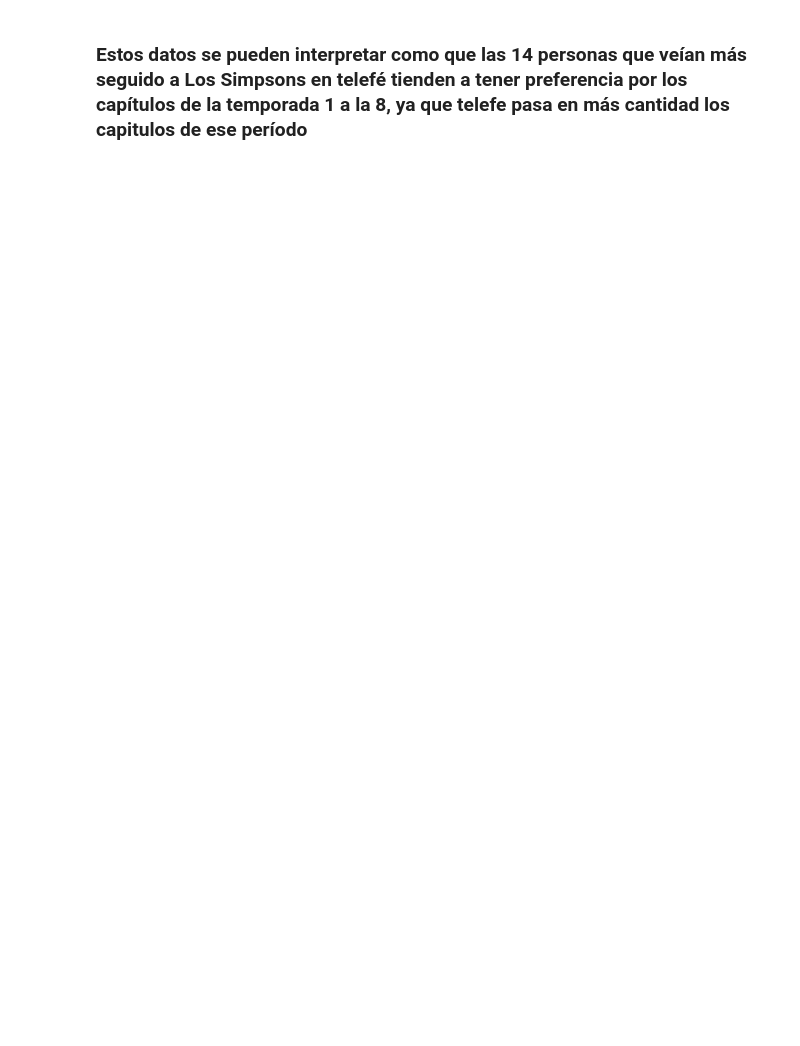
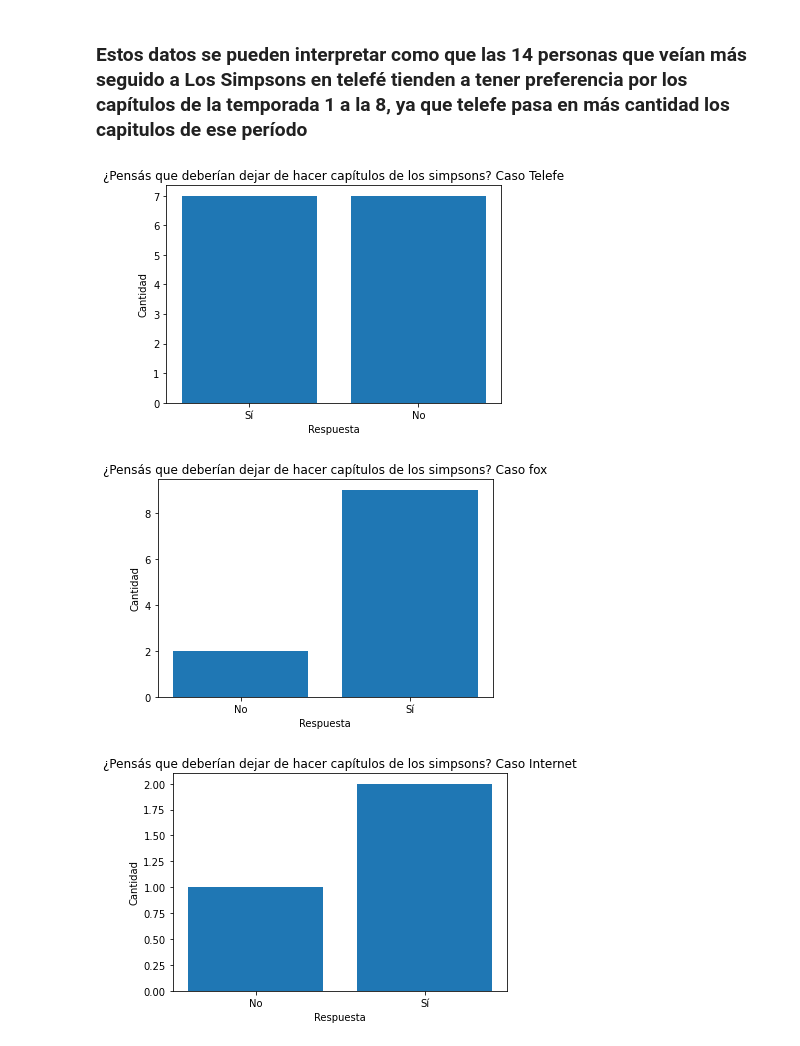
Before and after one commit to sofiaPalavecino/Sofia-Palavecino, a Jupyter notebook: encuestaSimpsons/notebooks/Notebook.ipynb, the cells around one changed output. Cells and saved outputs as stored; diff of their text form; code cells hidden in the pictures; blank space fills up the shorter version.

```diff
--- a/encuestaSimpsons/notebooks/Notebook.ipynb
+++ b/encuestaSimpsons/notebooks/Notebook.ipynb
@@ -10,7 +10,7 @@ import matplotlib.pyplot as plt1
 import matplotlib.pyplot as plt2
 import numpy as np
 
-df=pd.read_csv("../EncuestaAnalisis.csv")
+df=pd.read_csv("EncuestaAnalisis.csv")
 
 count=df['¿Por donde ves/veías los simpsons más seguido?'].value_counts()
 
@@ -23,12 +23,12 @@ plt1.xlabel("Canal")
 plt1.ylabel("Cantidad")
 plt1.show()
 
-df1=(df['¿Por donde ves/veías los simpsons más seguido?'],df["¿Pensás que deberían dejar de hacer capítulos de los simpsons?"])
-print(df1)
-header=['¿Por donde ves/veías los simpsons más seguido?',"¿Pensás que deberían dejar de hacer capítulos de los simpsons?"]
-print(header)
-df2=pd.concat(df1,axis=1)
-print(df2)
+#df1=(df['¿Por donde ves/veías los simpsons más seguido?'],df["¿Pensás que deberían dejar de hacer capítulos de los simpsons?"])
+#print(df1)
+#header=['¿Por donde ves/veías los simpsons más seguido?',"¿Pensás que deberían dejar de hacer capítulos de los simpsons?"]
+#print(header)
+#df2=pd.concat(df1,axis=1)
+#print(df2)
 #count=df['¿Por donde ves/veías los simpsons más seguido?'].value_counts()
 # %% [output]
 [figure]
@@ -52,2 +35,47 @@ print(df2)
 # %% [markdown]
 ### Estos datos se pueden interpretar como que las 14 personas que veían más seguido a Los Simpsons en telefé tienden a tener preferencia por los capítulos de la temporada 1 a la 8, ya que telefe pasa en más cantidad los capitulos de ese período
+# %%
+
+soloTelefe=df.loc[df['¿Por donde ves/veías los simpsons más seguido?'] == 'Telefe']
+
+y = soloTelefe['¿Pensás que deberían dejar de hacer capítulos de los simpsons?'].value_counts().tolist()
+x = soloTelefe['¿Pensás que deberían dejar de hacer capítulos de los simpsons?'].unique()
+y.reverse()
+
+
+plt1.bar(x,y)
+plt1.title("¿Pensás que deberían dejar de hacer capítulos de los simpsons? Caso Telefe")
+plt1.xlabel("Respuesta")
+plt1.ylabel("Cantidad")
+plt1.show()
+
+
+soloFox=df.loc[df['¿Por donde ves/veías los simpsons más seguido?'] == 'Fox']
+
+y = soloFox['¿Pensás que deberían dejar de hacer capítulos de los simpsons?'].value_counts().tolist()
+x = soloFox['¿Pensás que deberían dejar de hacer capítulos de los simpsons?'].unique()
+y.reverse()
+
+
+plt1.bar(x,y)
+plt1.title("¿Pensás que deberían dejar de hacer capítulos de los simpsons? Caso fox")
+plt1.xlabel("Respuesta")
+plt1.ylabel("Cantidad")
+plt1.show()
+
+soloInternet=df.loc[df['¿Por donde ves/veías los simpsons más seguido?'] == 'Internet']
+
+y = soloInternet['¿Pensás que deberían dejar de hacer capítulos de los simpsons?'].value_counts().tolist()
+x = soloInternet['¿Pensás que deberían dejar de hacer capítulos de los simpsons?'].unique()
+y.reverse()
+
+
+plt1.bar(x,y)
+plt1.title("¿Pensás que deberían dejar de hacer capítulos de los simpsons? Caso Internet")
+plt1.xlabel("Respuesta")
+plt1.ylabel("Cantidad")
+plt1.show()
+# %% [output]
+[figure, added]
+[figure, added]
+[figure, added]
```
Also changed, not shown: parts of 4 cells of this notebook.
